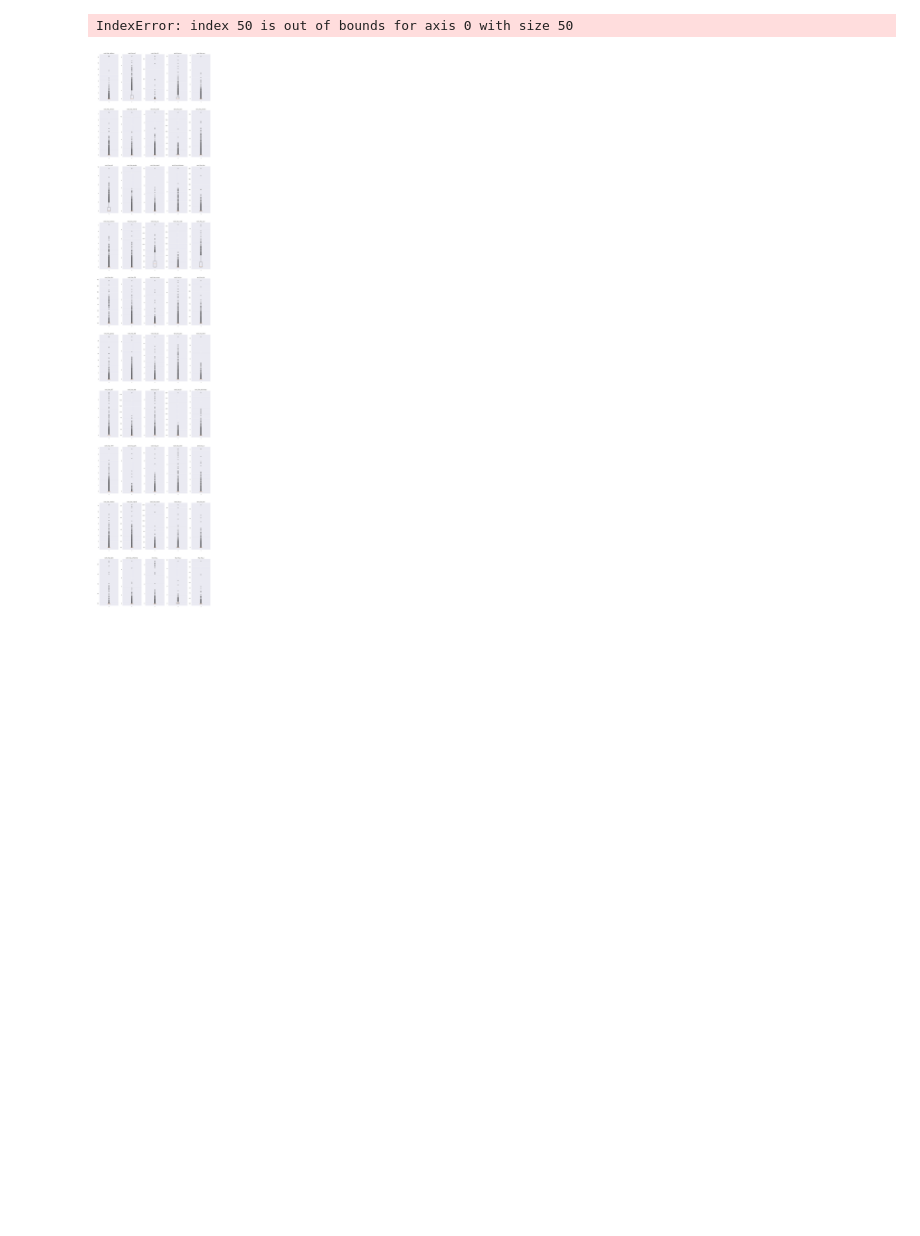
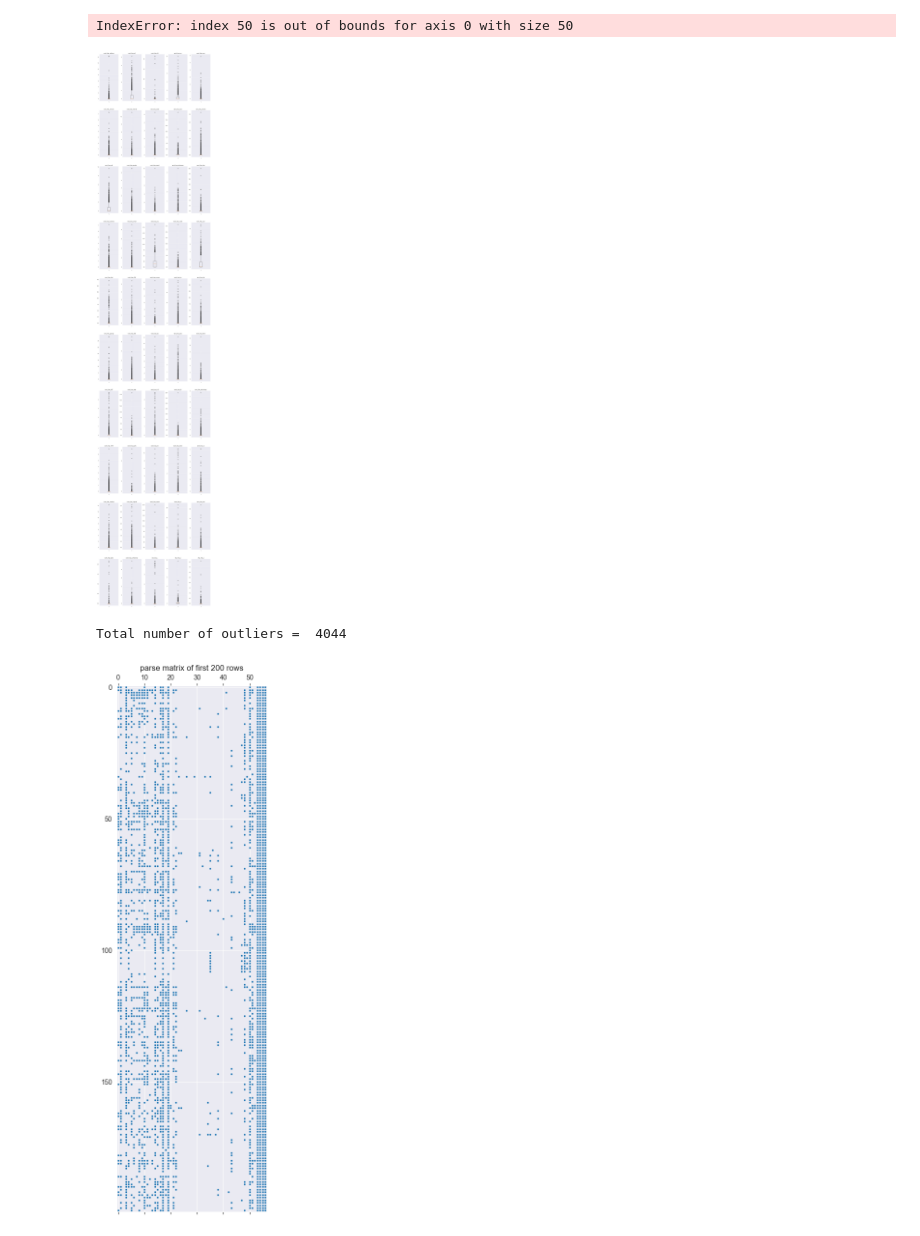
Before and after one commit to KasunAbeyweera/Email-Spam-Filtering-Using-Decision-Trees-and-KNN, a Jupyter notebook: spamDetection.ipynb, the cells around one changed output. Cells and saved outputs as stored; diff of their text form; code cells hidden in the pictures; blank space fills up the shorter version.

```diff
--- a/spamDetection.ipynb
+++ b/spamDetection.ipynb
@@ -165,3 +193,28 @@ plt.show()
 # %% [output]
 IndexError: index 50 is out of bounds for axis 0 with size 50
 [figure]
+# %%
+# calculate z-scores
+z_scores = stats.zscore(spam)
+
+# set a limit for z-score
+zScoreLimit = 3
+
+# find the indices of outliers
+outlier_indices = np.where(np.abs(z_scores) > zScoreLimit)
+
+# calculate the total number of outliers
+num_outliers = len(outlier_indices[0])
+
+print("Total number of outliers = ", num_outliers)
+# %% [output]
+Total number of outliers =  4044
+# %%
+#Plotting Sparse Matrix
+plt.figure(figsize=[4, 600])
+plt.title('parse matrix of first 200 rows')
+# first 200 and precision is set to 0.1
+plt.spy(spam.head(200), precision=0.1, markersize=2)
+plt.show()
+# %% [output]
+[figure, added]
```
Also changed, not shown: parts of 18 cells of this notebook.
